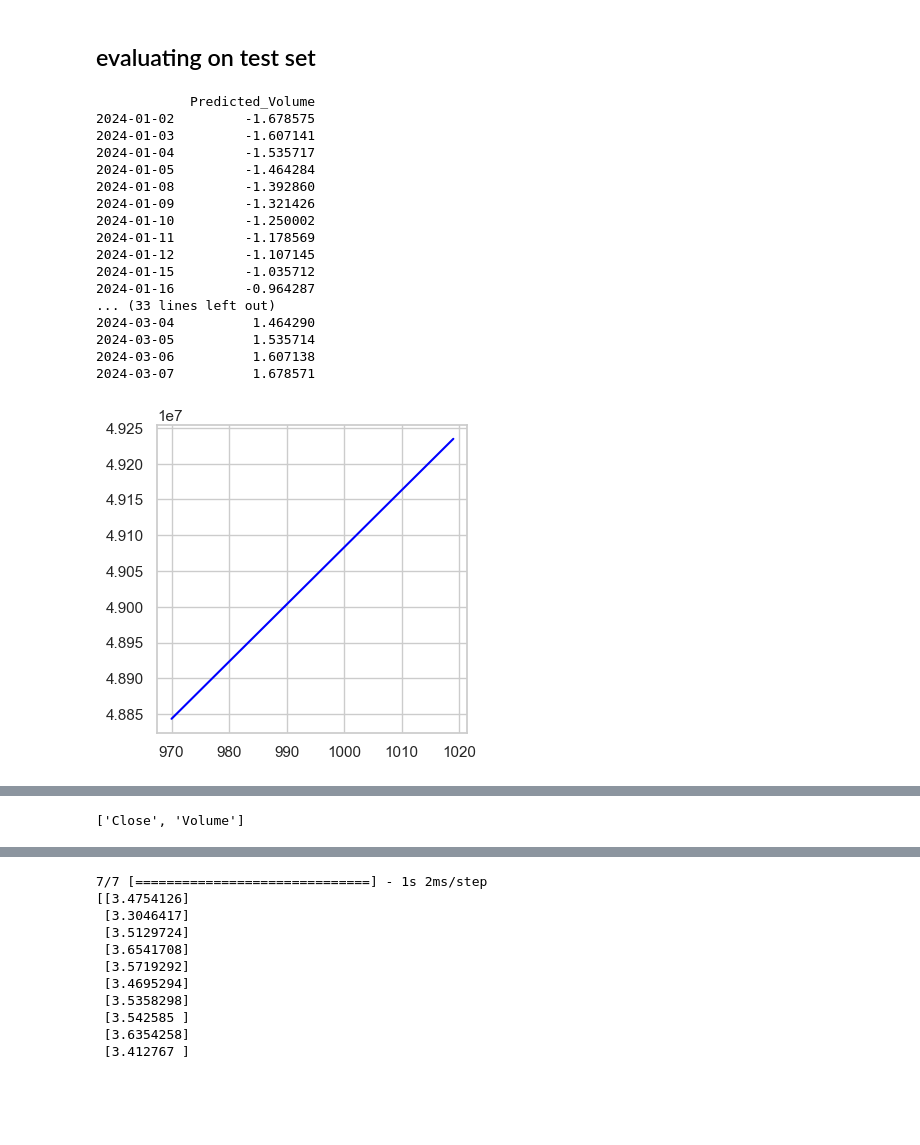
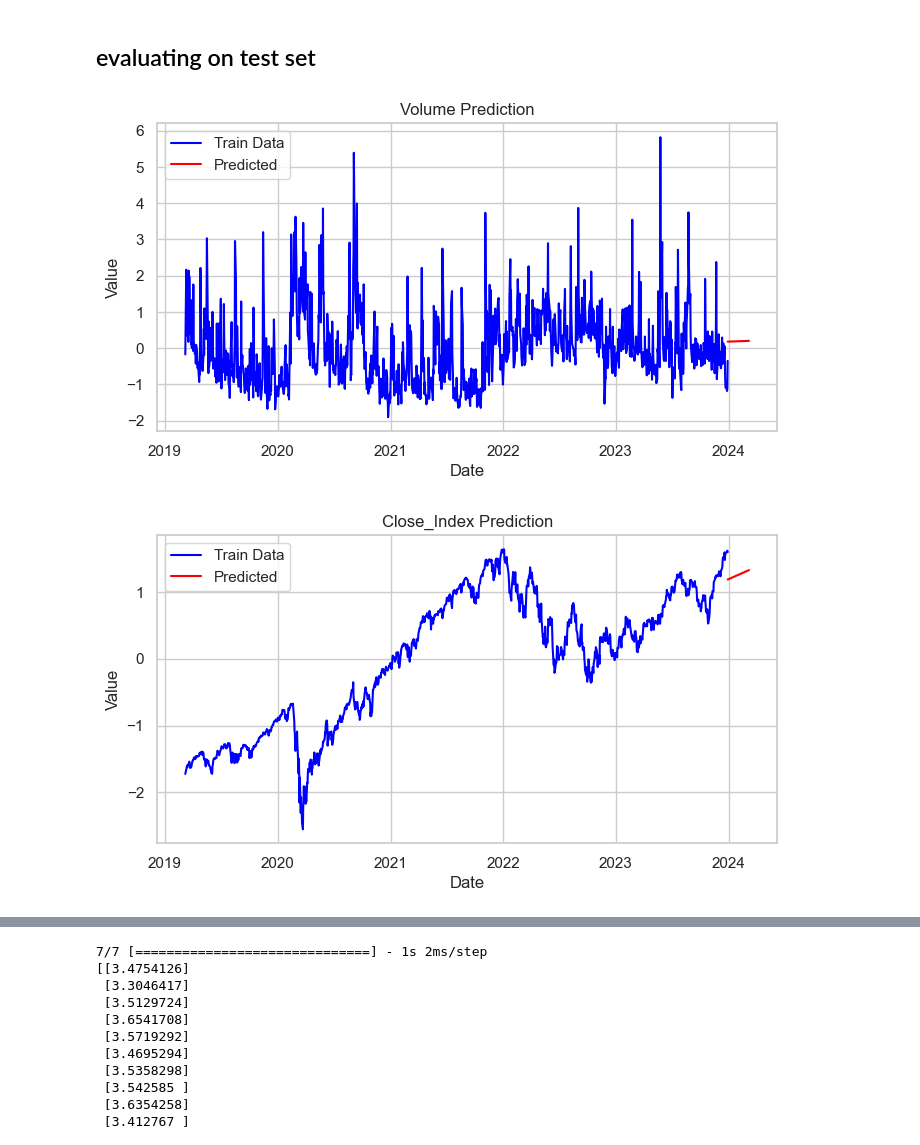
Before and after one commit to GustavLundberg1/LSTM-Neural-Network-for-Stock-Market-prediciton, a Jupyter notebook: main.ipynb, the cells around one changed output, grey strips where cells are left out. Saved outputs shown, nothing was run; the diff lists cells and outputs as text; code cells hidden in the pictures; blank space fills up the shorter version.

Commit message:
s&p 500 feature added to multivariate

```diff
--- a/main.ipynb
+++ b/main.ipynb
@@ -718,7 +716,6 @@ index_values.set_index('Date', inplace=True)
 
 # Add a new column with the loaded index values
 train_df = pd.merge(train_df, index_values, on='Date', how='left', suffixes=('', '_Index'))
-print(train_df)
 
 test_df = pd.read_csv('NVDA_test.csv')
 test_df.drop(columns=['Open', 'High', 'Low', 'Adj Close'], inplace=True)
@@ -726,13 +723,11 @@ test_df['Date'] = pd.to_datetime(test_df['Date'])
 test_df = test_df[['Date', 'Close', 'Volume']]
 test_df.index = test_df.pop('Date')
 
-
 def normalize_data(df):
-    df_means = df.mean()
-    df_stds = df.std()
-
     for col in df.columns:
-        df[col] = (df[col] - df_means[col]) / df_stds[col]
+        col_mean = df[col].mean()
+        col_std = df[col].std()
+        df[col] = (df[col] - col_mean) / col_std
     return df
 
 
@@ -744,6 +739,6 @@ n_features = len(feature_list)
 window_size = 3
 
 print(feature_list)
-print(train_df.head())
+print(train_df.tail())
 print(test_df.head())
 # %% [output]
@@ -804,7 +797,6 @@ plt.show()
 [figure]
 [figure]
 # %%
-feature_list = ['Close', 'Volume']
 
 windowed_df = generate_windowed_dataset(train_df, '2023-01-05', '2023-12-29', feature_list, 'Close', window_size=3)
 dates, X, y = prepare_dataset_for_lstm(windowed_df)
@@ -904,6 +895,8 @@ Epoch 100: val_loss did not improve from 0.01229
 # %% [markdown]
 ## plotting
 # %%
+model = load_model('trained_models/multivariate.keras')
+
 train_predictions = model.predict(X_train).flatten()
 
 plt.plot(dates_train, train_predictions, label='Training Predictions')
@@ -924,59 +917,41 @@ plt.show()
 # %% [markdown]
 ## evaluating on test set
 # %%
-# Read the data and preprocess
-train_df = pd.read_csv('NVDA_train.csv')
-train_df.drop(columns=['Open', 'High', 'Low', 'Adj Close'], inplace=True)
-train_df['Date'] = pd.to_datetime(train_df['Date'])
-train_df = train_df[['Date', 'Close', 'Volume']]
-train_df.index = train_df.pop('Date')
-
 def predict_future_values(train_df, feature_columns, future_days):
     future_df = pd.DataFrame(index=pd.bdate_range(start=train_df.index[-1], periods=future_days))
 
     for feature_column in feature_columns:
         split = int(len(train_df) * 0.8)
         train_data = train_df.iloc[:split]
 
         X_train = np.arange(len(train_data)).reshape(-1, 1)
         y_train = train_data[feature_column].values
 
         model = LinearRegression()
         model.fit(X_train, y_train)
 
         X_future = np.arange(len(train_data), len(train_data) + future_days).reshape(-1, 1)
-        y_future_pred = model.predict(X_future).astype(int)  # Convert predictions to integers
+        y_future_pred = model.predict(X_future)
 
         future_df[f'Predicted_{feature_column}'] = y_future_pred
-        future_df = future_df.iloc[2:] # get two rows too much
 
-        plt.figure(figsize=(4, 4))
-        plt.plot(X_future, y_future_pred, label='Train', color='blue')
+        plt.figure(figsize=(8, 4))
+        plt.plot(train_df.index, train_df[feature_column], label='Train Data', color='blue')
+        plt.plot(future_df.index, y_future_pred, label='Predicted', color='red')
+        plt.title(f'{feature_column} Prediction')
+        plt.xlabel('Date')
+        plt.ylabel('Value')
+        plt.legend()
+        plt.show()
 
     return future_df
 
-future_features = ['Volume']
+future_features = feature_list.copy()
+future_features.remove('Close')
 future_days = 50
 future_df = predict_future_values(train_df, future_features, future_days)
-
-future_df = normalize_data(future_df)
-print(future_df)
+future_df = future_df.drop(future_df.index[:2], axis=0)
+future_df
 # %% [output]
-            Predicted_Volume
-2024-01-02         -1.678575
-2024-01-03         -1.607141
-2024-01-04         -1.535717
-2024-01-05         -1.464284
-2024-01-08         -1.392860
-2024-01-09         -1.321426
-2024-01-10         -1.250002
-2024-01-11         -1.178569
-2024-01-12         -1.107145
-2024-01-15         -1.035712
-2024-01-16         -0.964287
-... (33 lines left out)
-2024-03-04          1.464290
-2024-03-05          1.535714
-2024-03-06          1.607138
-2024-03-07          1.678571
-[figure, old version]
+[figure, new version]
+[figure, added]
@@ -983,7 +975,3 @@ print(future_df)
-# %%
-print(feature_list)
-# %% [output]
-['Close', 'Volume']
 # %%
 model = load_model('trained_models/multivariate.keras')
 
```
Also changed, not shown: parts of 7 cells of this notebook, 2 other files.
